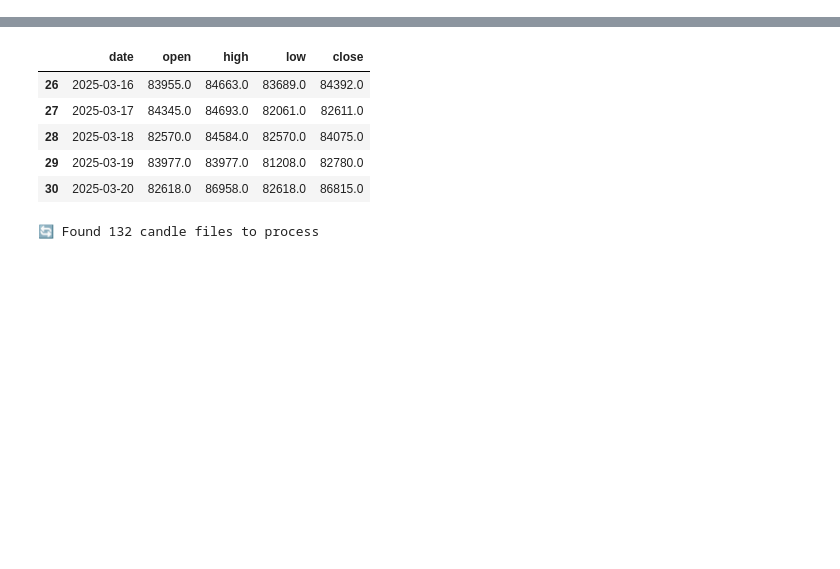
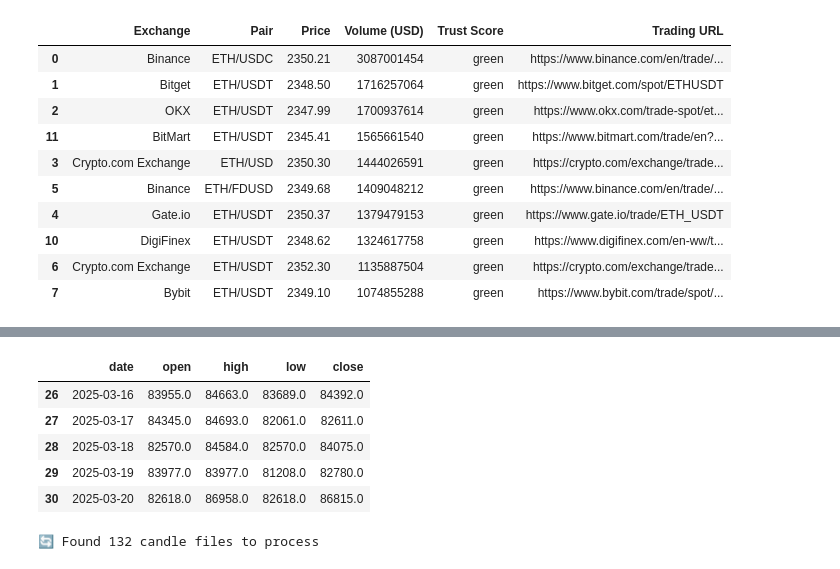
Before and after one commit to GabriellaAM/missioncontrolproject, a Jupyter notebook: test_portfolio.ipynb, the cells around one changed output, grey strips where cells are left out. Cells and saved outputs as stored; diff of their text form; code cells hidden in the pictures; blank space fills up the shorter version.

```diff
--- a/test_portfolio.ipynb
+++ b/test_portfolio.ipynb
@@ -232,0 +257,62 @@ AttributeError: 'tuple' object has no attribute 'iloc'
+# %%
+cg = CoinGeckoAPI(os.getenv('GECKO_API_KEY'))
+coin_data = cg.get_coin_by_id('ethervista')
+# %%
+def get_exchanges_by_volume(asset_id):
+    """
+    Retrieves a dataframe of available exchanges for a given asset, ordered by volume.
+
+    Parameters:
+        asset_id (str): The CoinGecko asset ID (e.g., 'bitcoin', 'ethereum', 'render-token')
+
+    Returns:
+        pd.DataFrame: DataFrame containing exchange information ordered by volume
+    """
+    try:
+        # Get coin data from CoinGecko
+        coin_data = cg.get_coin_by_id(asset_id)
+
+        # Extract ticker data
+        tickers = coin_data.get('tickers', [])
+
+        if not tickers:
+            return pd.DataFrame()
+
+        # Create a list to store exchange data
+        exchange_data = []
+
+        for ticker in tickers:
+            exchange_data.append({
+                'Exchange': ticker.get('market', {}).get('name', 'Unknown'),
+                'Pair': f"{ticker.get('base', '')}/{ticker.get('target', '')}",
+                'Price': ticker.get('last', 0),
+                'Volume (USD)': ticker.get('converted_volume', {}).get('usd', 0),
+                'Trust Score': ticker.get('trust_score', 'unknown'),
+                'Trading URL': ticker.get('trade_url', '')
+            })
+
+        # Convert to DataFrame and sort by volume
+        exchange_df = pd.DataFrame(exchange_data)
+        exchange_df = exchange_df.sort_values(by='Volume (USD)', ascending=False)
+
+        return exchange_df
+
+    except Exception as e:
+        print(f"Error retrieving exchange data for {asset_id}: {e}")
+        return pd.DataFrame()
+
+# Example usage
+render_exchanges = get_exchanges_by_volume('ethereum')
+display(render_exchanges.head(10))
+# %% [output]
+|  | Exchange | Pair | Price | Volume (USD) | Trust Score | Trading URL |
+| 0 | Binance | ETH/USDC | 2350.21 | 3087001454 | green | https://www.binance.com/en/trade/... |
+| 1 | Bitget | ETH/USDT | 2348.50 | 1716257064 | green | https://www.bitget.com/spot/ETHUSDT |
+| 2 | OKX | ETH/USDT | 2347.99 | 1700937614 | green | https://www.okx.com/trade-spot/et... |
+| 11 | BitMart | ETH/USDT | 2345.41 | 1565661540 | green | https://www.bitmart.com/trade/en?... |
+| 3 | Crypto.com Exchange | ETH/USD | 2350.30 | 1444026591 | green | https://crypto.com/exchange/trade... |
+| 5 | Binance | ETH/FDUSD | 2349.68 | 1409048212 | green | https://www.binance.com/en/trade/... |
+| 4 | Gate.io | ETH/USDT | 2350.37 | 1379479153 | green | https://www.gate.io/trade/ETH_USDT |
+| 10 | DigiFinex | ETH/USDT | 2348.62 | 1324617758 | green | https://www.digifinex.com/en-ww/t... |
+| 6 | Crypto.com Exchange | ETH/USDT | 2352.30 | 1135887504 | green | https://crypto.com/exchange/trade... |
+| 7 | Bybit | ETH/USDT | 2349.10 | 1074855288 | green | https://www.bybit.com/trade/spot/... |
```
Also changed, not shown: parts of 6 cells of this notebook, 11 other files.
